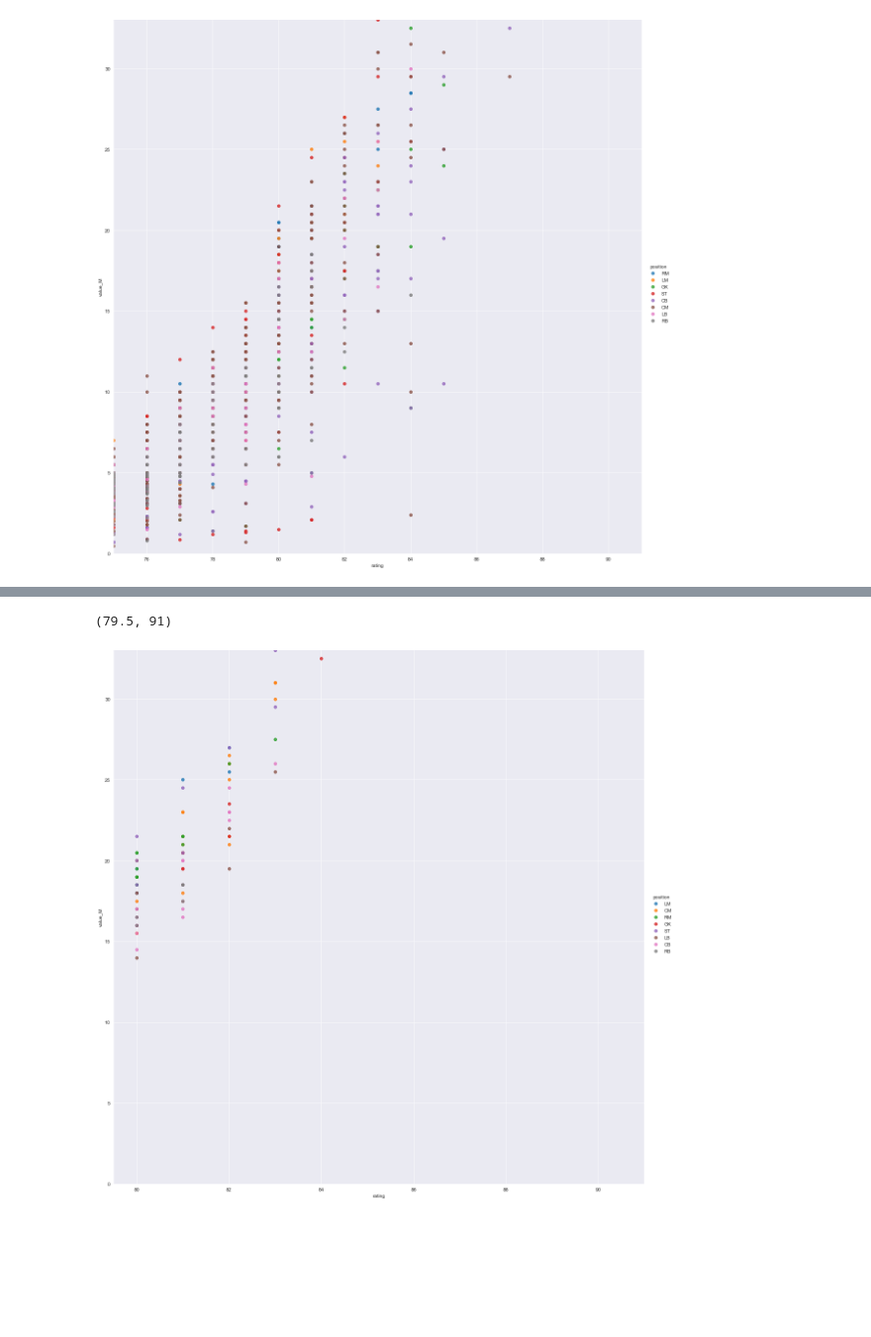
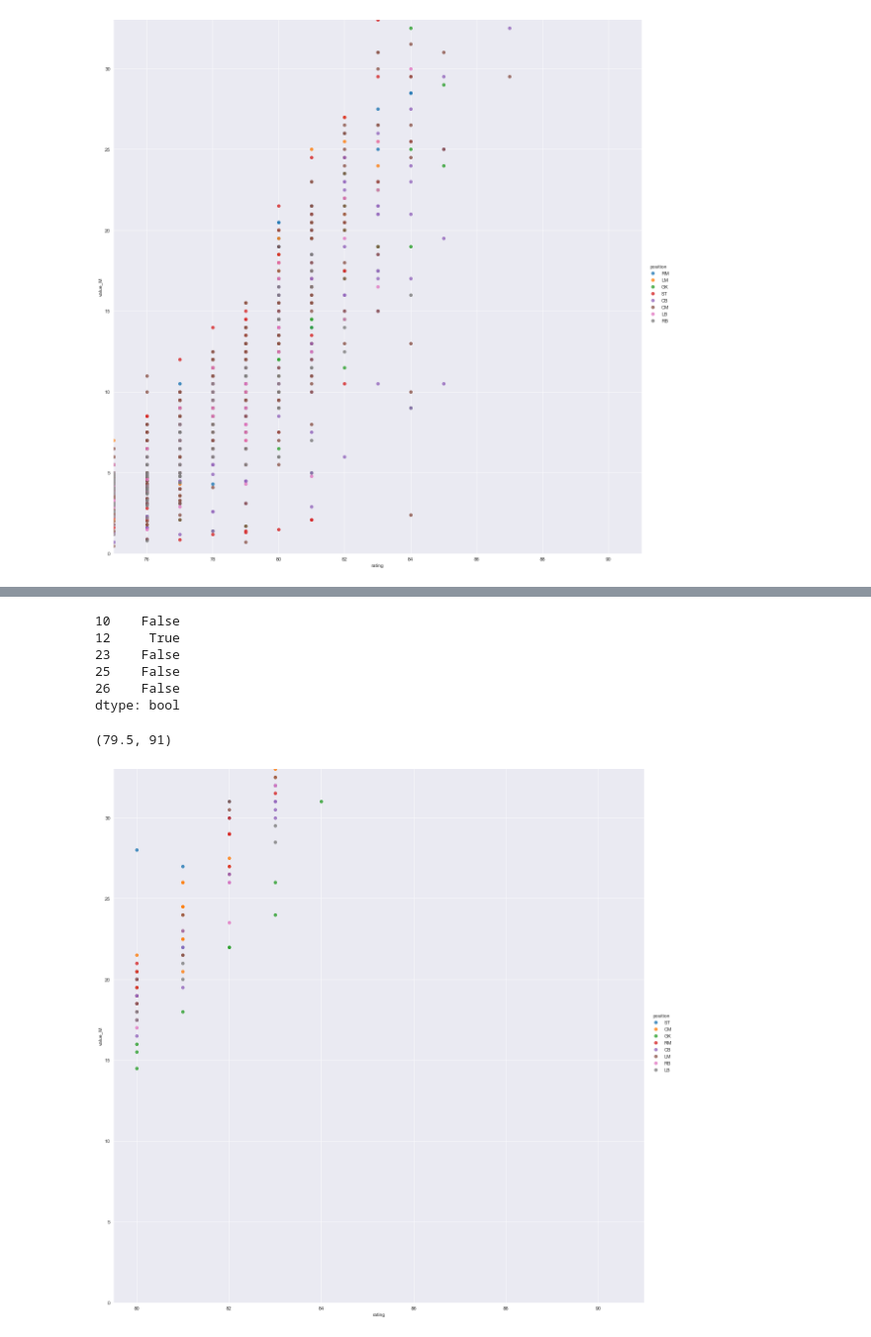
Before and after one commit to Senonino/Module02_visualizing-real-world-data-project, a Jupyter notebook: fifa-livvy-analysis.ipynb, the cells around one changed output, grey strips where cells are left out. Shown at 99% size. Saved outputs shown, nothing was run; the diff lists cells and outputs as text; code cells hidden in the pictures; blank space fills up the shorter version.

```diff
--- a/fifa-livvy-analysis.ipynb
+++ b/fifa-livvy-analysis.ipynb
@@ -603,4 +603,6 @@ plt.xlim(75,91)
 # %% [output]
 (75, 91)
 [figure]
+# %%
+fifa_20 = pd.read_csv("cleaned_fifa20.csv")
 # %%
@@ -608,10 +648,19 @@ fifa_16_young = fifa_16.loc[fifa_16["age"] < 26]
+# %%
+hi.head()
+# %% [output]
+10    False
+12     True
+23    False
+25    False
+26    False
+dtype: bool
 # %%
-sns.lmplot( x="rating", y="value_M", data=fifa_16_young, fit_reg=False, hue='position', legend=True, height=16)
+sns.lmplot( x="rating", y="value_M", data=fifa_20, fit_reg=False, hue='position', legend=True, height=16)
 plt.ylim(0,33)
 plt.xlim(79.5,91)
 # %% [output]
 (79.5, 91)
-[figure, old version]
+[figure, new version]
 # %%
 fifa_files = ["players_16.csv","players_17.csv","players_18.csv", "players_19.csv", "players_20.csv"]
 # %%
```
Also changed, not shown: parts of 10 cells of this notebook, 1 other file.
